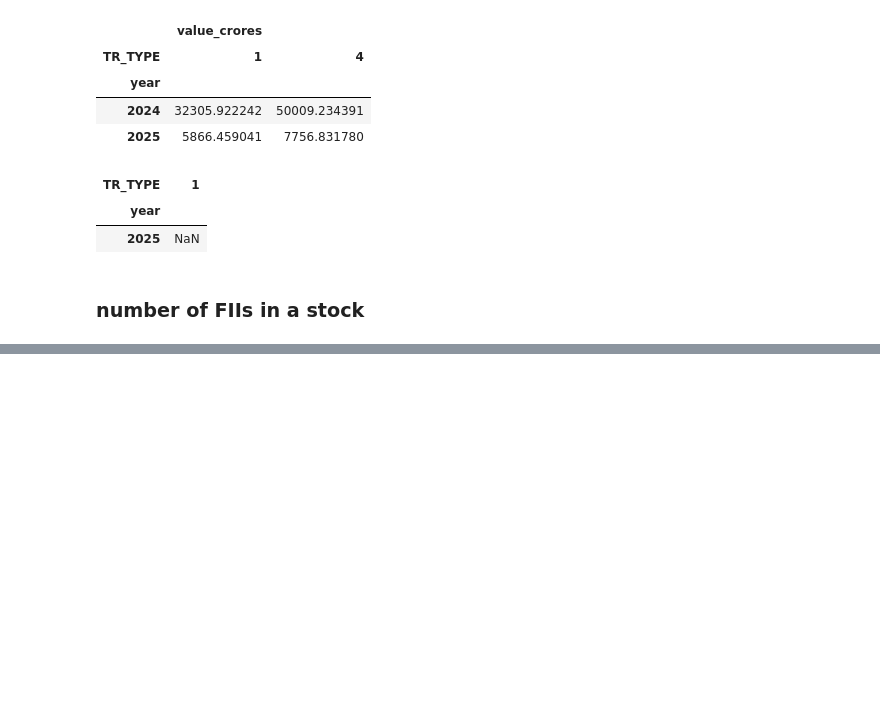
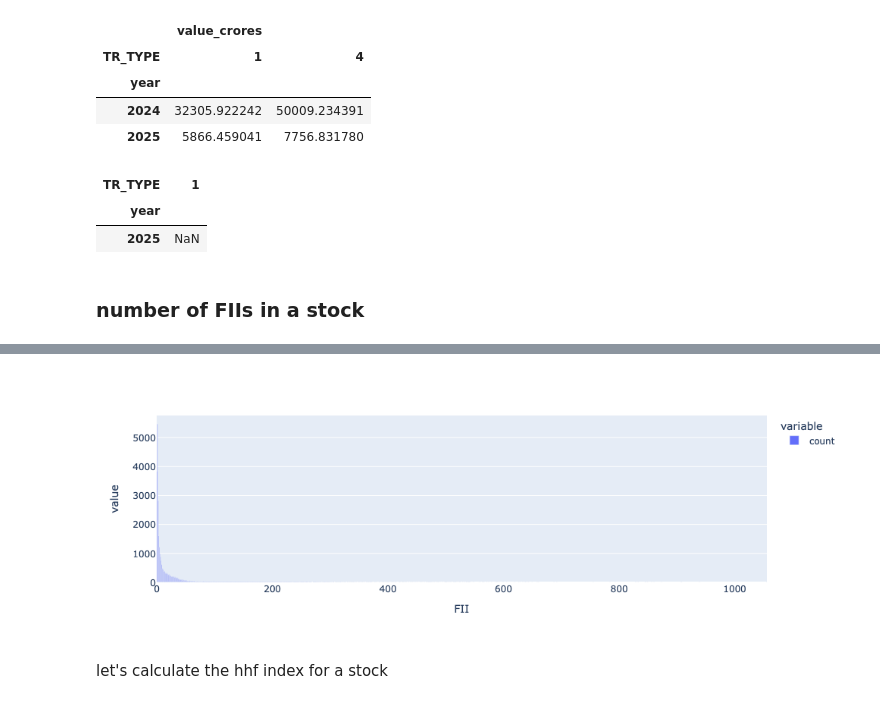
Before and after one commit to shettysandeep/nsdl-fpi, a Jupyter notebook: nsdl_data.ipynb, the cells around one changed output, grey strips where cells are left out. Saved outputs shown, nothing was run; the diff lists cells and outputs as text; code cells hidden in the pictures; blank space fills up the shorter version.

```diff
--- a/nsdl_data.ipynb
+++ b/nsdl_data.ipynb
@@ -467,0 +561,12 @@ dt.rename(columns={1:"Buy", 4:"Sell"})
+# %%
+px.bar(
+    dt1.drop_duplicates(["FII", "ISIN", "month", "year"])
+    .groupby(["ISIN", "month", "year"])
+    .count()["FII"]
+    .reset_index()["FII"]
+    .value_counts()
+)
+# %% [output]
+[figure, added]
+# %% [markdown]
+let's calculate the hhf index for a stock
```
Also changed, not shown: parts of 24 cells of this notebook.
